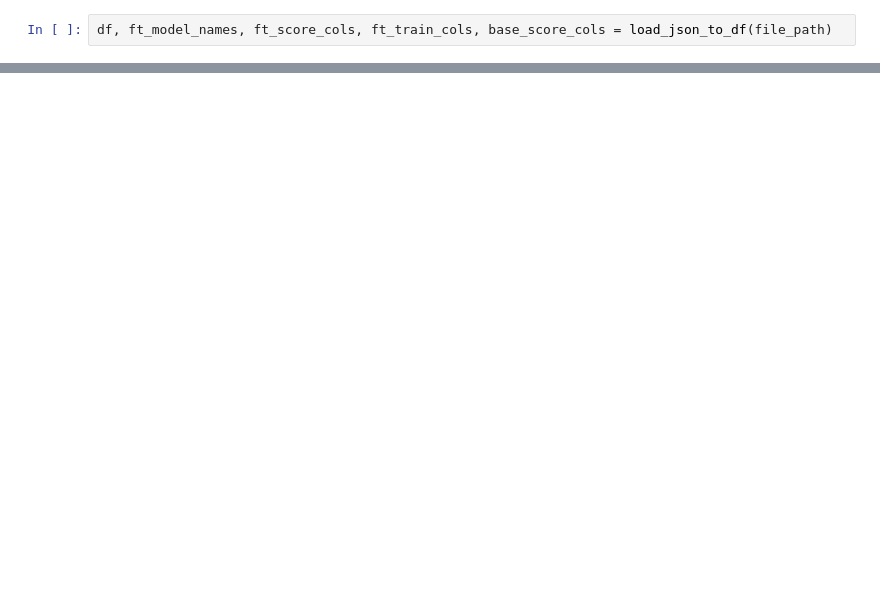
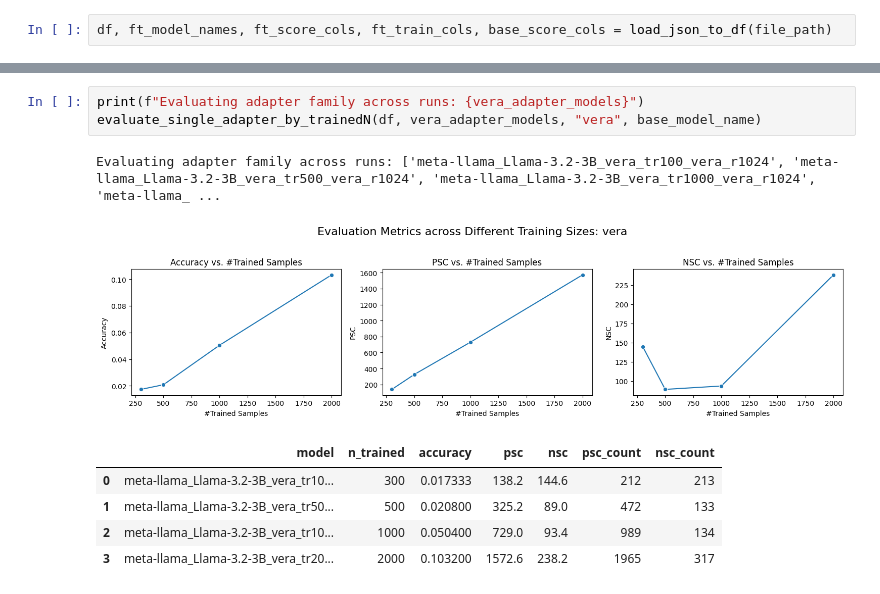
Before and after one commit to Guy-Bilitski/UIOrthoLoRA, a Jupyter notebook: notebooks/tuner_knowledge/notebooks/eval_playground.ipynb, the cells around one changed output, grey strips where cells are left out. Cells and saved outputs as stored; diff of their text form; blank space fills up the shorter version.

```diff
--- a/notebooks/tuner_knowledge/notebooks/eval_playground.ipynb
+++ b/notebooks/tuner_knowledge/notebooks/eval_playground.ipynb
@@ -314,3 +361,14 @@ Evaluating adapter family across runs: ['meta-llama_Llama-3.2-3B_uiortholora_tr1
+# %%
+print(f"Evaluating adapter family across runs: {vera_adapter_models}")
+evaluate_single_adapter_by_trainedN(df, vera_adapter_models, "vera", base_model_name)
+# %% [output]
+Evaluating adapter family across runs: ['meta-llama_Llama-3.2-3B_vera_tr100_vera_r1024', 'meta-llama_Llama-3.2-3B_vera_tr500_vera_r1024', 'meta-llama_Llama-3.2-3B_vera_tr1000_vera_r1024', 'meta-llama_ ...
+[figure, added]
+|  | model | n_trained | accuracy | psc | nsc | psc_count | nsc_count |
+| 0 | meta-llama_Llama-3.2-3B_vera_tr10... | 300 | 0.017333 | 138.2 | 144.6 | 212 | 213 |
+| 1 | meta-llama_Llama-3.2-3B_vera_tr50... | 500 | 0.020800 | 325.2 | 89.0 | 472 | 133 |
+| 2 | meta-llama_Llama-3.2-3B_vera_tr10... | 1000 | 0.050400 | 729.0 | 93.4 | 989 | 134 |
+| 3 | meta-llama_Llama-3.2-3B_vera_tr20... | 2000 | 0.103200 | 1572.6 | 238.2 | 1965 | 317 |
 # %%
 if ft_model_names and df["base_model_id"].notna().any():
     for ft_model_name in uiortholora_adapter_models:
```
Also changed, not shown: parts of 10 cells of this notebook, 35 other files.
